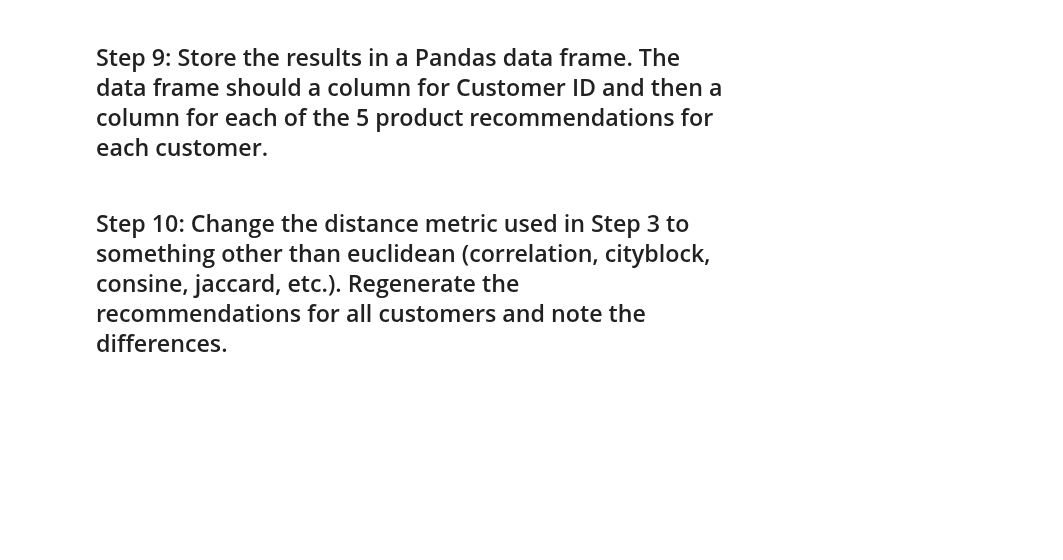
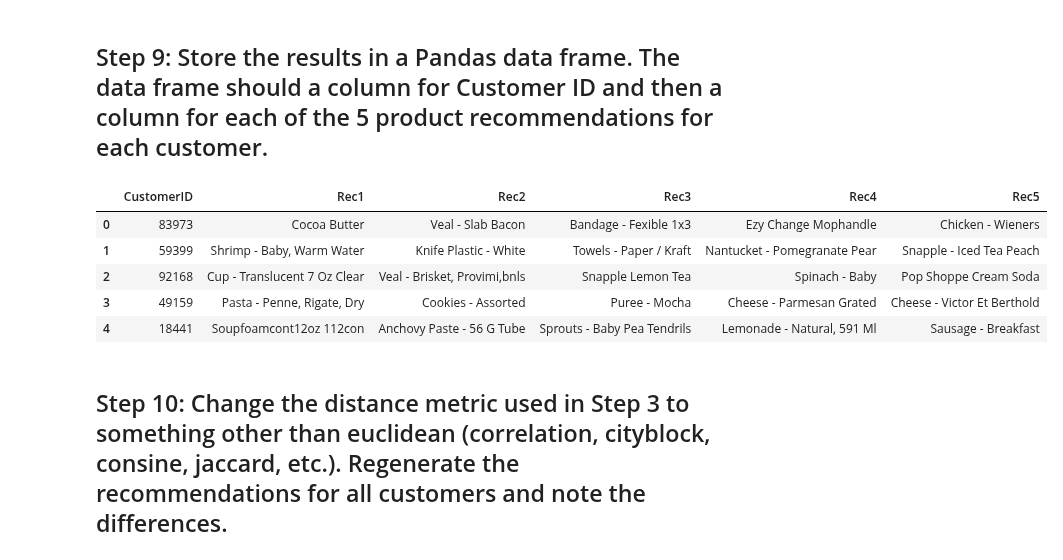
Before and after one commit to ironhack-datalabs/datamad0819, a Jupyter notebook: module-2/lab-intro-recommender-systems/your-code/main.ipynb, the cells around one changed output. Saved outputs shown, nothing was run; the diff lists cells and outputs as text; code cells hidden in the pictures; blank space fills up the shorter version.

```diff
--- a/module-2/lab-intro-recommender-systems/your-code/main.ipynb
+++ b/module-2/lab-intro-recommender-systems/your-code/main.ipynb
@@ -91,6 +90,6 @@ distances.head()
 ## Step 4: Check your results by generating a list of the top 5 most similar customers for a specific CustomerID.
 # %%
 id_costumer = 33
-similar33 = distances[id_costumer].sort_values(ascending=False)[1:6].index
+similar33 = list(distances[id_costumer].sort_values(ascending=False)[1:6].index)
 similar33
 # %% [output]
@@ -162,7 +161,7 @@ recommendations = {}
 customers_list = set([element for element in data["CustomerID"]])
 # %%
 for customer in customers_list:
-    similars = list(distances[customer].sort_values(ascending=False)[1:6].head().index
+    similars = list(distances[customer].sort_values(ascending=False)[1:6].head().index)
     sim_cust_prod = data[data['CustomerID'].isin(similars)]
     grouped = sim_cust_prod.groupby('ProductName').agg({'Quantity':'sum'})
     ranked_products = grouped.sort_values('Quantity', ascending=False)
@@ -176,17 +173,2 @@ SyntaxError: invalid syntax (<ipython-input-95-1a63663e71ff>, line 3)
 # %%
 #recommendations
-# %%
-for customer in customers_list:
-    similar_cust = list(distances[customer].sort_values(ascending=False)[1:6].head().index)
-    sim_cust_prod = data[data['CustomerID'].isin(similar_cust)]
-    grouped = sim_cust_prod.groupby('ProductName').agg({'Quantity':'sum'})
-    ranked_products = grouped.sort_values('Quantity', ascending=False).reset_index()
-
-    merged = pd.merge(ranked_products, pd.DataFrame(ptable.T[customer]), on='ProductName')
-    merged.columns = ['ProductName', 'Quantity', 'Purchased']
-    recs = merged[merged['Purchased']==0].head()
-    recommendations[customer] = list(recs['ProductName'])
-
-user_recs = pd.DataFrame.from_dict(recommendations, orient='index').reset_index()
-user_recs.columns = ['CustomerID', 'Rec1', 'Rec2', 'Rec3', 'Rec4', 'Rec5']
-user_recs.head()
@@ -195,4 +175,15 @@ KeyError: 83973
 # %% [markdown]
 ##  Step 9: Store the results in a Pandas data frame. The data frame should a column for Customer ID and then a column for each of the 5 product recommendations for each customer.
+# %%
+user_recommendations = pd.DataFrame.from_dict(recommendations, orient='index').reset_index()
+user_recommendations.columns = ['CustomerID', 'Rec1', 'Rec2', 'Rec3', 'Rec4', 'Rec5']
+user_recommendations.head()
+# %% [output]
+|  | CustomerID | Rec1 | Rec2 | Rec3 | Rec4 | Rec5 |
+| 0 | 83973 | Cocoa Butter | Veal - Slab Bacon | Bandage - Fexible 1x3 | Ezy Change Mophandle | Chicken - Wieners |
+| 1 | 59399 | Shrimp - Baby, Warm Water | Knife Plastic - White | Towels - Paper / Kraft | Nantucket - Pomegranate Pear | Snapple - Iced Tea Peach |
+| 2 | 92168 | Cup - Translucent 7 Oz Clear | Veal - Brisket, Provimi,bnls | Snapple Lemon Tea | Spinach - Baby | Pop Shoppe Cream Soda |
+| 3 | 49159 | Pasta - Penne, Rigate, Dry | Cookies - Assorted | Puree - Mocha | Cheese - Parmesan Grated | Cheese - Victor Et Berthold |
+| 4 | 18441 | Soupfoamcont12oz 112con | Anchovy Paste - 56 G Tube | Sprouts - Baby Pea Tendrils | Lemonade - Natural, 591 Ml | Sausage - Breakfast |
 # %% [markdown]
 ## Step 10: Change the distance metric used in Step 3 to something other than euclidean (correlation, cityblock, consine, jaccard, etc.). Regenerate the recommendations for all customers and note the differences.
```
Also changed, not shown: parts of 13 cells of this notebook.
